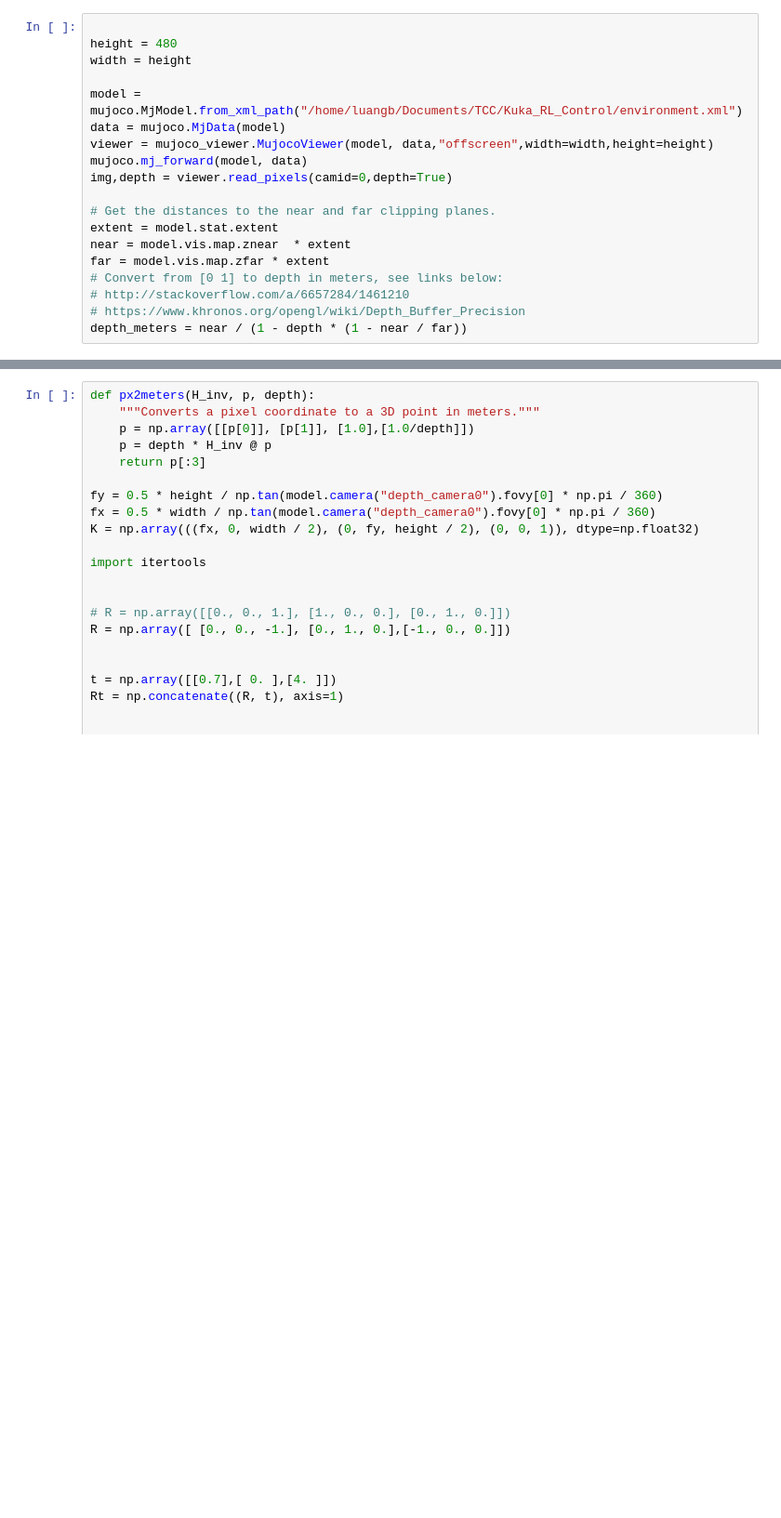
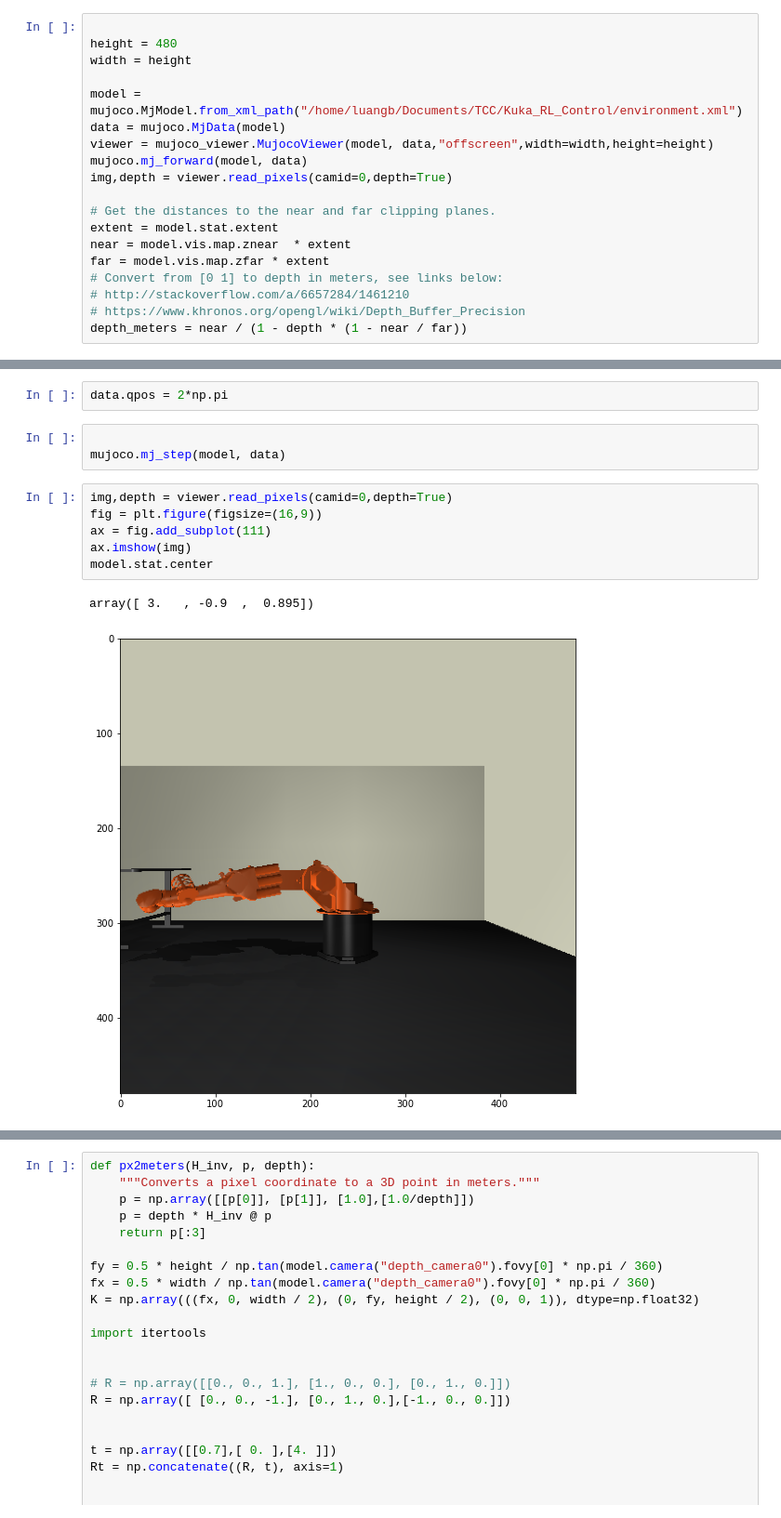
Before and after one commit to LuanGBR/Kuka_RL_Control, a Jupyter notebook: PD_tuninnig.ipynb, the cells around one changed output, grey strips where cells are left out. Shown at 93% size. Drawn from its saved outputs; the diff is of its cells as text; blank space fills up the shorter version.

```diff
--- a/PD_tuninnig.ipynb
+++ b/PD_tuninnig.ipynb
@@ -37,0 +39,14 @@ array([ 3.    , -0.9   ,  0.3325])
+# %%
+data.qpos = 2*np.pi
+# %%
+
+mujoco.mj_step(model, data)
+# %%
+img,depth = viewer.read_pixels(camid=0,depth=True)
+fig = plt.figure(figsize=(16,9))
+ax = fig.add_subplot(111)
+ax.imshow(img)
+model.stat.center
+# %% [output]
+array([ 3.   , -0.9  ,  0.895])
+[figure, added]
```
Also changed, not shown: parts of 8 cells of this notebook, 8 other files.
